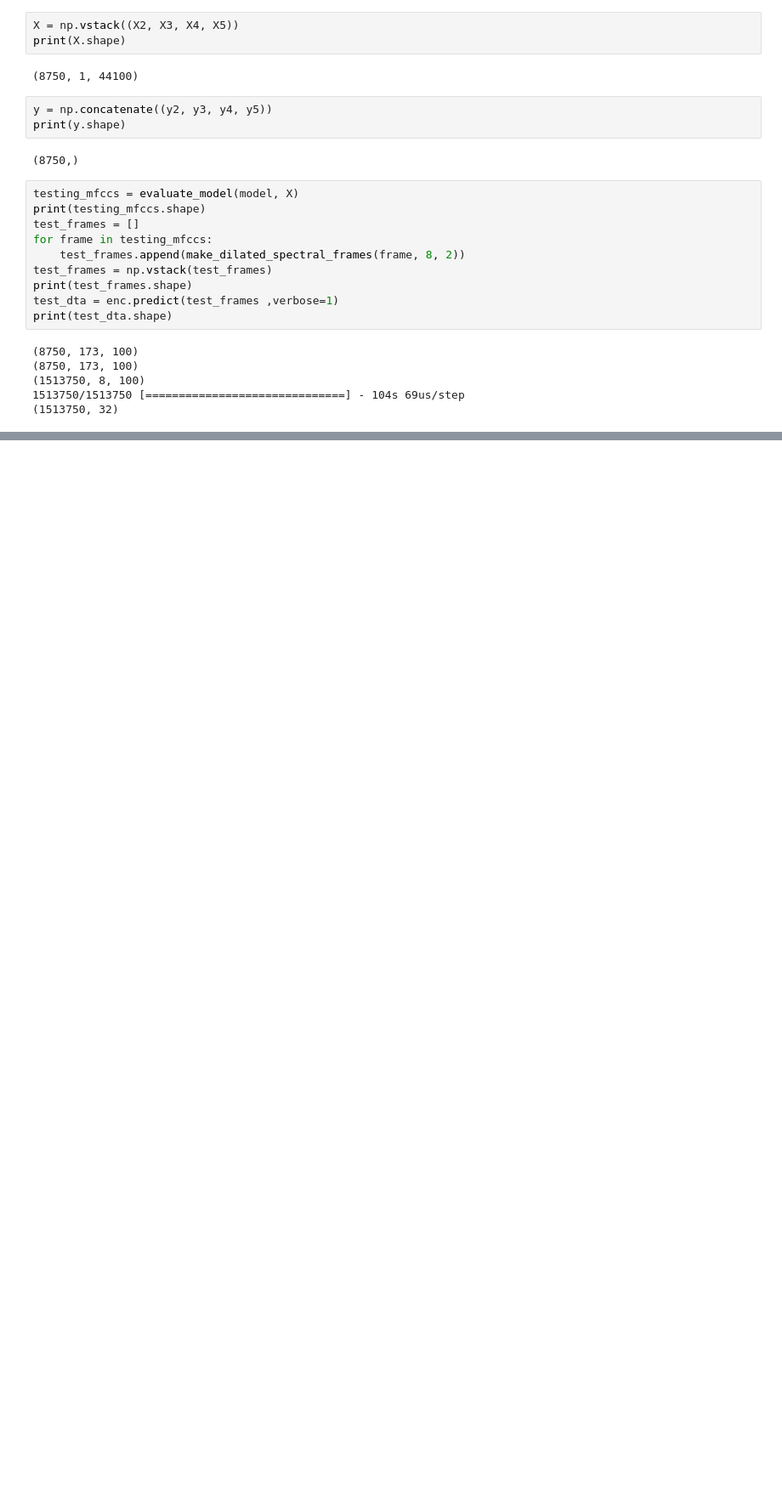
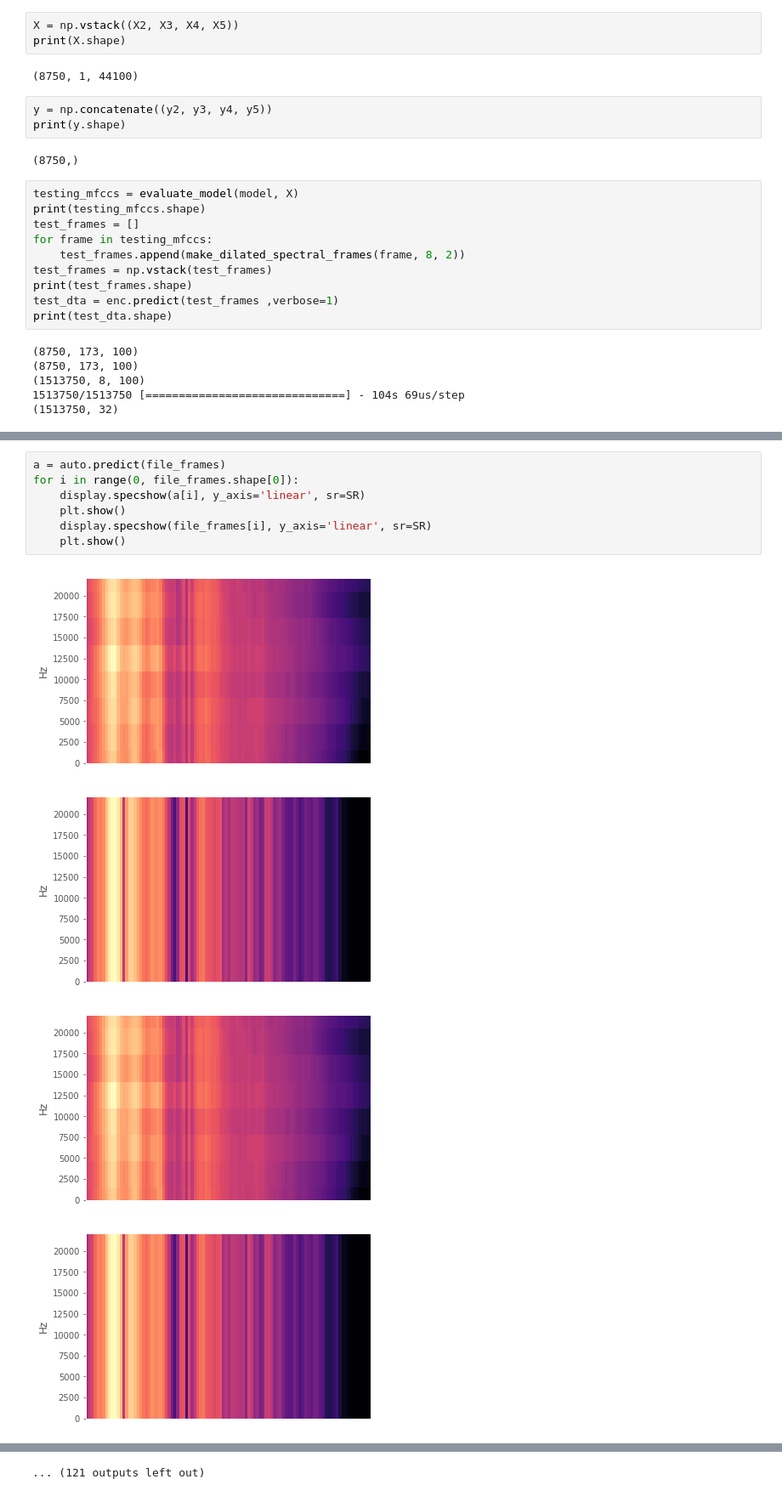
Before and after one commit to DeanPFZ/deep-audio-public, a Jupyter notebook: src/High Level Nets Keras Autoencoder.ipynb, the cells around one changed output, grey strips where cells are left out. Shown at 85% size. Saved outputs shown, nothing was run; the diff lists cells and outputs as text; blank space fills up the shorter version.

```diff
--- a/src/High Level Nets Keras Autoencoder.ipynb
+++ b/src/High Level Nets Keras Autoencoder.ipynb
@@ -587,0 +635,12 @@ plt.show()
+# %%
+a = auto.predict(file_frames)
+for i in range(0, file_frames.shape[0]):
+    display.specshow(a[i], y_axis='linear', sr=SR)
+    plt.show()
+    display.specshow(file_frames[i], y_axis='linear', sr=SR)
+    plt.show()
+# %% [output]
+[figure, added]
+[figure, added]
+[figure, added]
+[figure, added]
@@ -587,0 +655 @@ plt.show()
+... (121 outputs left out)
```
Also changed, not shown: parts of 7 cells of this notebook.
